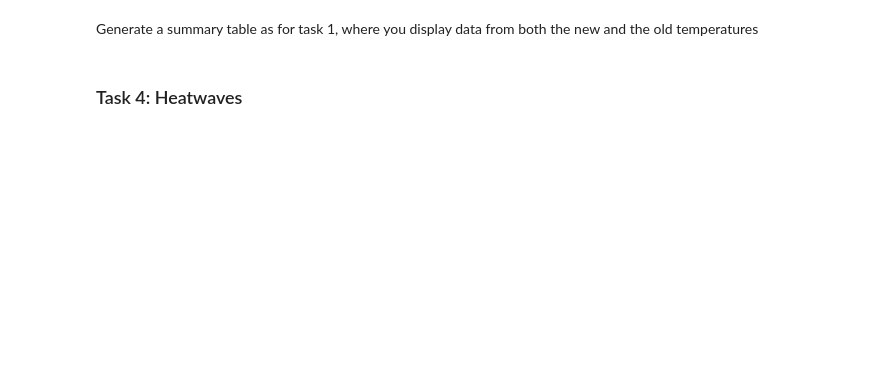
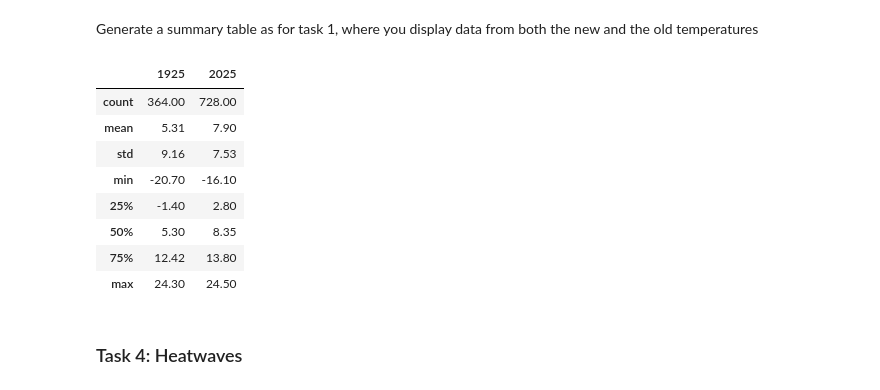
Before and after one commit to theaaga/inf201_deliverables, a Jupyter notebook: Deliverable 1/del1_1.ipynb, the cells around one changed output. Saved outputs shown, nothing was run; the diff lists cells and outputs as text; code cells hidden in the pictures; blank space fills up the shorter version.

```diff
--- a/Deliverable 1/del1_1.ipynb
+++ b/Deliverable 1/del1_1.ipynb
@@ -356,5 +357,21 @@ plt.show()
 # %% [markdown]
 Generate a summary table as for task 1, where you display data from both the new
 and the old temperatures
+# %%
+# Add stats from both years to combined datafame and display
+summary_combined = pd.concat([df3['value'].describe(), df['value'].describe()], axis=1)
+summary_combined.columns = ['1925', '2025']
+
+display(summary_combined.round(2))
+# %% [output]
+|  | 1925 | 2025 |
+| count | 364.00 | 728.00 |
+| mean | 5.31 | 7.90 |
+| std | 9.16 | 7.53 |
+| min | -20.70 | -16.10 |
+| 25% | -1.40 | 2.80 |
+| 50% | 5.30 | 8.35 |
+| 75% | 12.42 | 13.80 |
+| max | 24.30 | 24.50 |
 # %% [markdown]
 ### Task 4: Heatwaves
```
Also changed, not shown: parts of 13 cells of this notebook, 2 other files.
